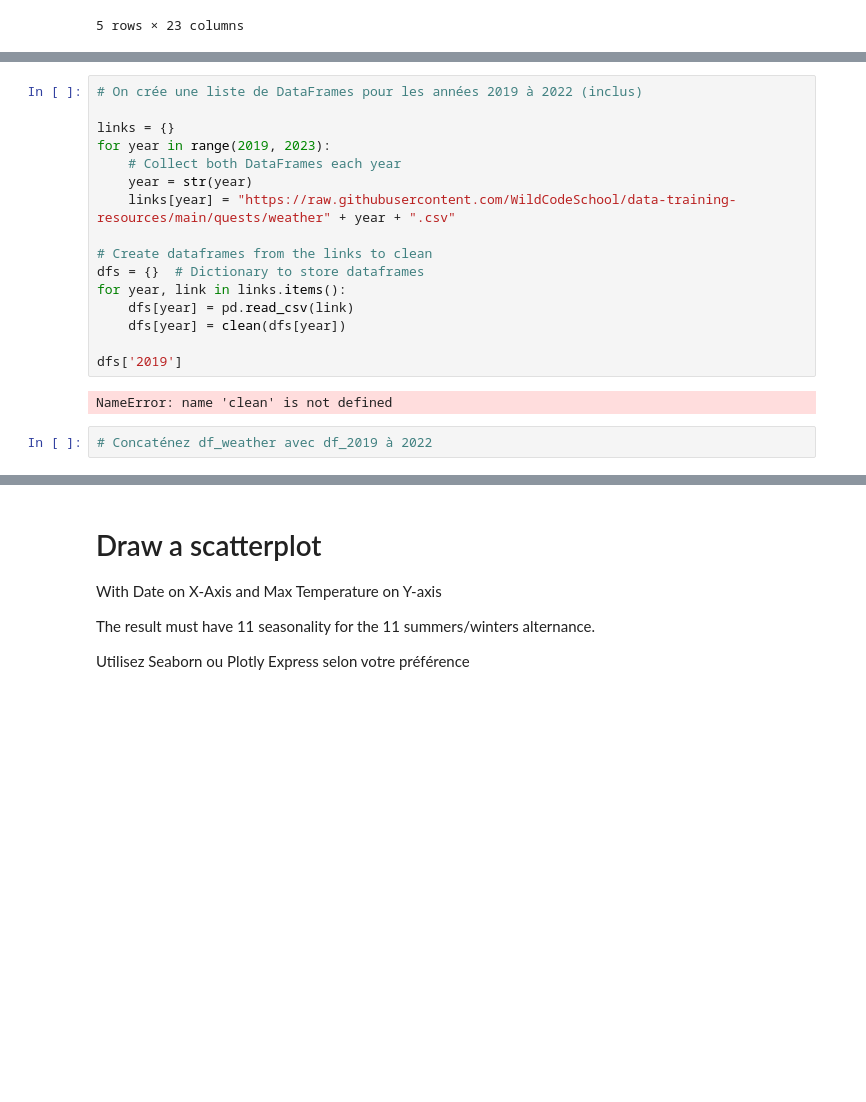
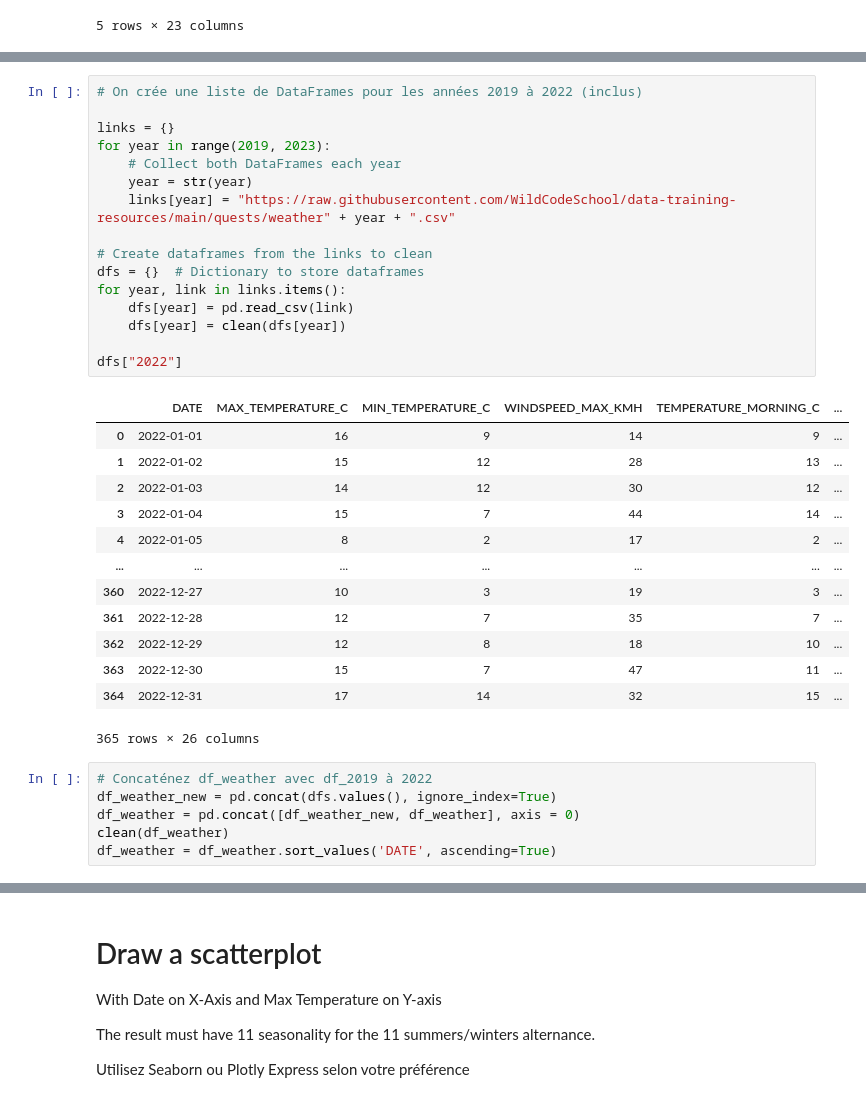
Before and after one commit to augu-gif/Exercices_Brief_2_Python, a Jupyter notebook: Exercices_Partie_3/Python_2.24_missing_values.ipynb, the cells around one changed output, grey strips where cells are left out. Saved outputs shown, nothing was run; the diff lists cells and outputs as text; blank space fills up the shorter version.

```diff
--- a/Exercices_Partie_3/Python_2.24_missing_values.ipynb
+++ b/Exercices_Partie_3/Python_2.24_missing_values.ipynb
@@ -266,22 +274,38 @@ def clean(DataFrameYear):
 # %%
 # On crée une liste de DataFrames pour les années 2019 à 2022 (inclus)
 
 links = {}
 for year in range(2019, 2023):
     # Collect both DataFrames each year
     year = str(year)
     links[year] = "https://raw.githubusercontent.com/WildCodeSchool/data-training-resources/main/quests/weather" + year + ".csv"
 
 # Create dataframes from the links to clean
 dfs = {}  # Dictionary to store dataframes
 for year, link in links.items():
     dfs[year] = pd.read_csv(link)
     dfs[year] = clean(dfs[year])
 
-dfs['2019']
+dfs["2022"]
 # %% [output]
+|  | DATE | MAX_TEMPERATURE_C | MIN_TEMPERATURE_C | WINDSPEED_MAX_KMH | TEMPERATURE_MORNING_C | ... |
+| 0 | 2022-01-01 | 16 | 9 | 14 | 9 | ... |
+| 1 | 2022-01-02 | 15 | 12 | 28 | 13 | ... |
+| 2 | 2022-01-03 | 14 | 12 | 30 | 12 | ... |
+| 3 | 2022-01-04 | 15 | 7 | 44 | 14 | ... |
+| 4 | 2022-01-05 | 8 | 2 | 17 | 2 | ... |
+| ... | ... | ... | ... | ... | ... | ... |
+| 360 | 2022-12-27 | 10 | 3 | 19 | 3 | ... |
+| 361 | 2022-12-28 | 12 | 7 | 35 | 7 | ... |
+| 362 | 2022-12-29 | 12 | 8 | 18 | 10 | ... |
+| 363 | 2022-12-30 | 15 | 7 | 47 | 11 | ... |
+| 364 | 2022-12-31 | 17 | 14 | 32 | 15 | ... |
-NameError: name 'clean' is not defined
+365 rows × 26 columns
-# %%
-# Concaténez df_weather avec df_2019 à 2022
+# %%
+# Concaténez df_weather avec df_2019 à 2022
+df_weather_new = pd.concat(dfs.values(), ignore_index=True)
+df_weather = pd.concat([df_weather_new, df_weather], axis = 0)
+clean(df_weather)
+df_weather = df_weather.sort_values('DATE', ascending=True)
 # %%
 # Affichez les premières lignes de df_weather
```
Also changed, not shown: parts of 8 cells of this notebook.
